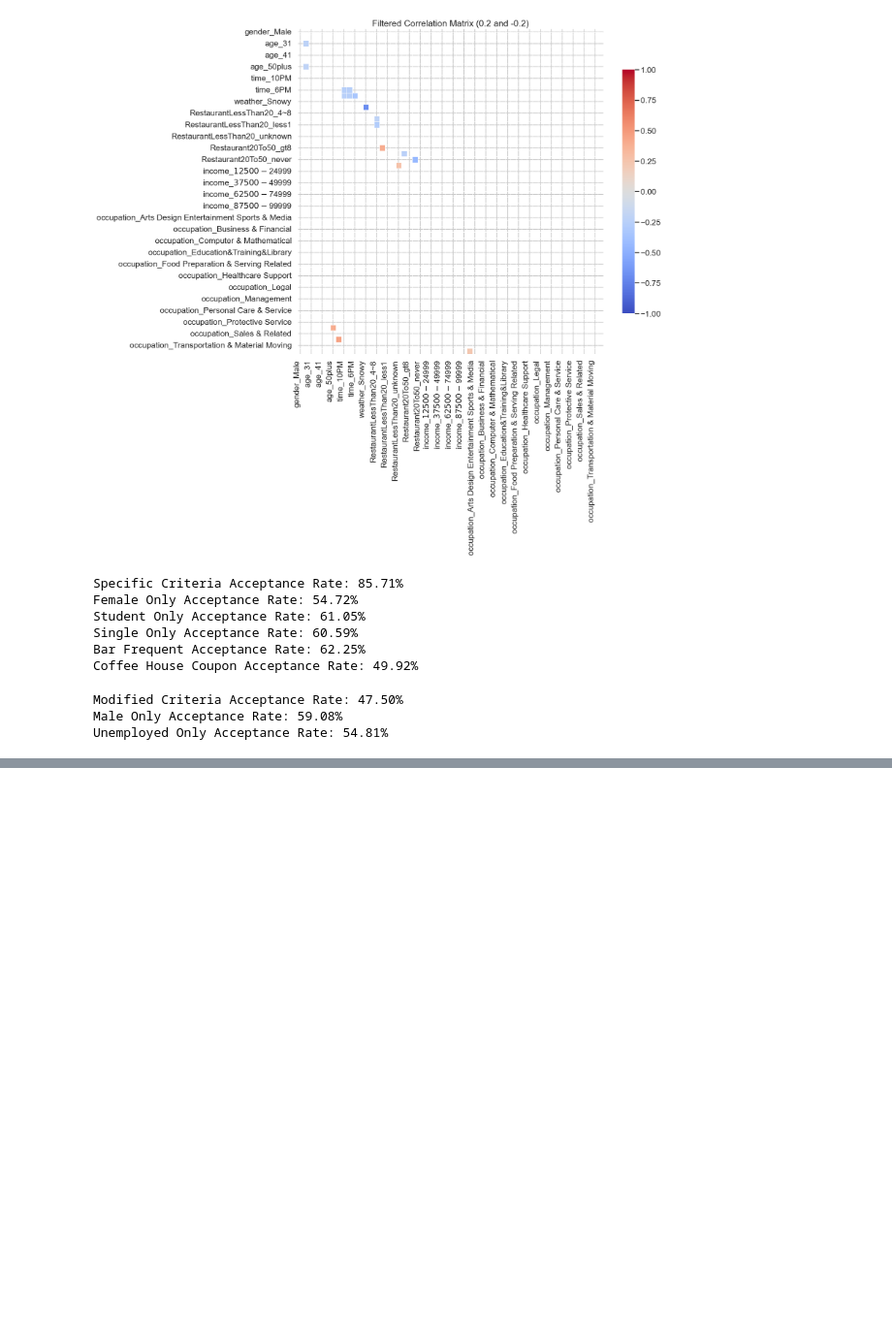
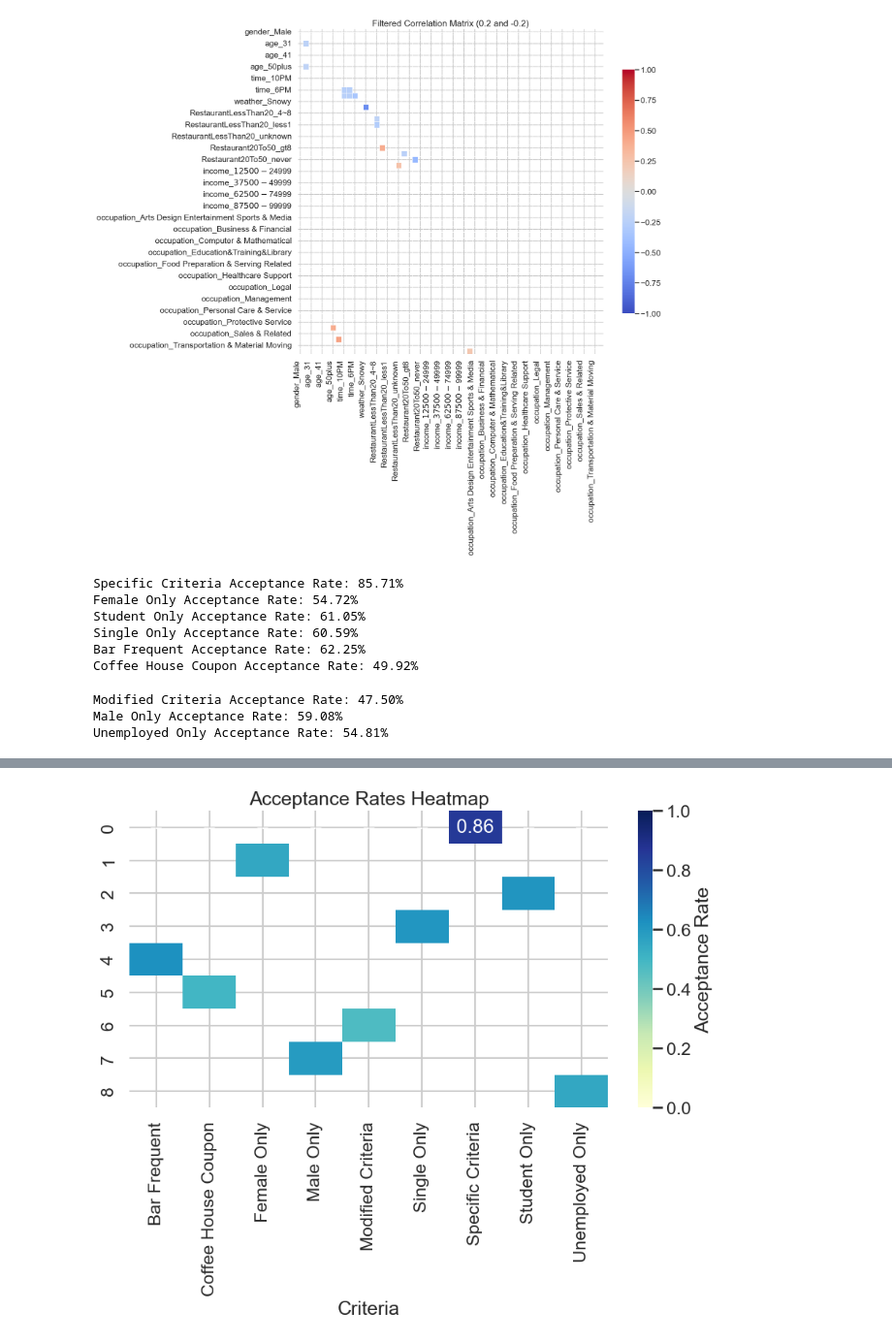
Before and after one commit to yekijnuy/AIML-Amazon-Analysis, a Jupyter notebook: notebooks/prompt.ipynb, the cells around one changed output, grey strips where cells are left out. Shown at 97% size. Cells and saved outputs as stored; diff of their text form; code cells hidden in the pictures; blank space fills up the shorter version.

```diff
--- a/notebooks/prompt.ipynb
+++ b/notebooks/prompt.ipynb
@@ -626,0 +661,19 @@ Unemployed Only Acceptance Rate: 54.81%
+# %%
+# Using a heatmap
+# Creating a DataFrame
+df_rates = pd.DataFrame({
+    'Criteria': specific_labels + modified_labels,
+    'Acceptance Rate': specific_rates + modified_rates
+})
+
+# Pivot the DataFrame for heatmap
+df_pivot = df_rates.pivot(columns='Criteria', values='Acceptance Rate')
+
+plt.figure(figsize=(10, 5))
+sns.heatmap(df_pivot, annot=True, cmap='YlGnBu', cbar_kws={
+            'label': 'Acceptance Rate'}, vmin=0, vmax=1)
+plt.title('Acceptance Rates Heatmap')
+
+plt.show()
+# %% [output]
+[figure, added]
```
Also changed, not shown: parts of 1 cell of this notebook.
